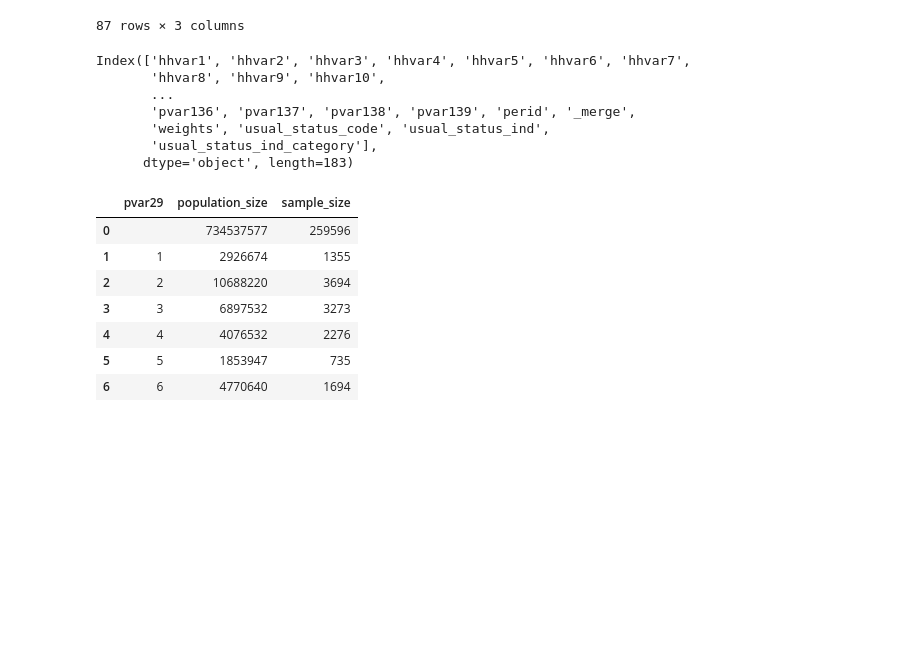
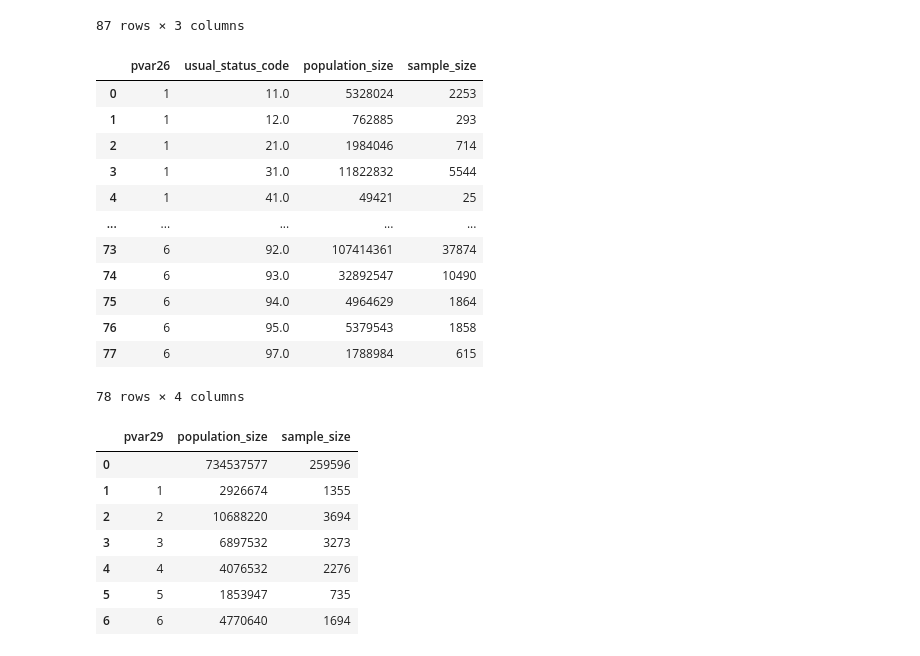
Before and after one commit to Tarunmehta004/PLFS, a Jupyter notebook: PLFS 2023-24/Code files_2023-24/descriptive stats.iPYNB, the cells around one changed output. Cells and saved outputs as stored; diff of their text form; code cells hidden in the pictures; blank space fills up the shorter version.

```diff
--- a/PLFS 2023-24/Code files_2023-24/descriptive stats.iPYNB
+++ b/PLFS 2023-24/Code files_2023-24/descriptive stats.iPYNB
@@ -22,3 +15,8 @@ df_perv1cols = pd.read_csv(file_path_3)
+# %%
+file_path_1 =  r".\PLFS 2023-24\Extracted_files\HHV1_PERV1_merged.dta"
+# %%
+original_df = pd.read_stata(file_path_1)
+df = original_df.copy()
 # %% [markdown]
 ## Changing dataformats
 # %%
@@ -131,7 +129,9 @@ Unemployment rate for [Odisha, rural and urban, male, female and transgender, ag
 #Creating a new column with 2 digit NIC codes based on usual status
 
 #Assigning NIC code based on usual status
-df["usual_status_ind"] = df.apply(lambda row: row["pvar44"] if ((row["pvar32"]>=81) & pd.notna(row["pvar43"])) else row["pvar33"], axis=1 )
+df["usual_status_ind"] = np.where((df['pvar32'] >=81) & (df['pvar43'].notna()),   # Condition for subsidiary code to be not NA and principal to be more than or equal to 81
+                                    df['pvar44'],
+                                    df['pvar33'])
 
 #Keeping only the first two NIC digits
 df["usual_status_ind"] = df["usual_status_ind"].astype(str).str[:2]
@@ -259,25 +259,29 @@ trial
 | 85 | 97.0 | 6890164 | 2838 |
 | 86 | NaN | 678546168 | 235089 |
 87 rows × 3 columns
-# %%
-df.columns
-# %% [output]
-Index(['hhvar1', 'hhvar2', 'hhvar3', 'hhvar4', 'hhvar5', 'hhvar6', 'hhvar7',
-       'hhvar8', 'hhvar9', 'hhvar10',
-       ...
-       'pvar136', 'pvar137', 'pvar138', 'pvar139', 'perid', '_merge',
-       'weights', 'usual_status_code', 'usual_status_ind',
-       'usual_status_ind_category'],
-      dtype='object', length=183)
 # %%
 #Aggregating based on Vocational training and status of employment
 trial = df[((df["pvar20"]>=15) & (df["pvar20"]<=59))]                     # Filtering for age
 trial = trial.groupby(by = ['pvar26', 'usual_status_code'], dropna = False)
 trial = trial.agg(
                         population_size = ("weights", "sum"),             # Aggregating weights (sum)
                         sample_size = ("weights", "size")                 #Aggregating sample size
                     ).reset_index()
-trial.to_clipboard()
+trial
+# %% [output]
+|  | pvar26 | usual_status_code | population_size | sample_size |
+| 0 | 1 | 11.0 | 5328024 | 2253 |
+| 1 | 1 | 12.0 | 762885 | 293 |
+| 2 | 1 | 21.0 | 1984046 | 714 |
+| 3 | 1 | 31.0 | 11822832 | 5544 |
+| 4 | 1 | 41.0 | 49421 | 25 |
+| ... | ... | ... | ... | ... |
+| 73 | 6 | 92.0 | 107414361 | 37874 |
+| 74 | 6 | 93.0 | 32892547 | 10490 |
+| 75 | 6 | 94.0 | 4964629 | 1864 |
+| 76 | 6 | 95.0 | 5379543 | 1858 |
+| 77 | 6 | 97.0 | 1788984 | 615 |
+78 rows × 4 columns
 # %%
 #Aggregating based on duration of training
 trial = df[((df["pvar20"]>=15) & (df["pvar20"]<=59))]                     # Filtering for age
```
Also changed, not shown: parts of 5 cells of this notebook.
